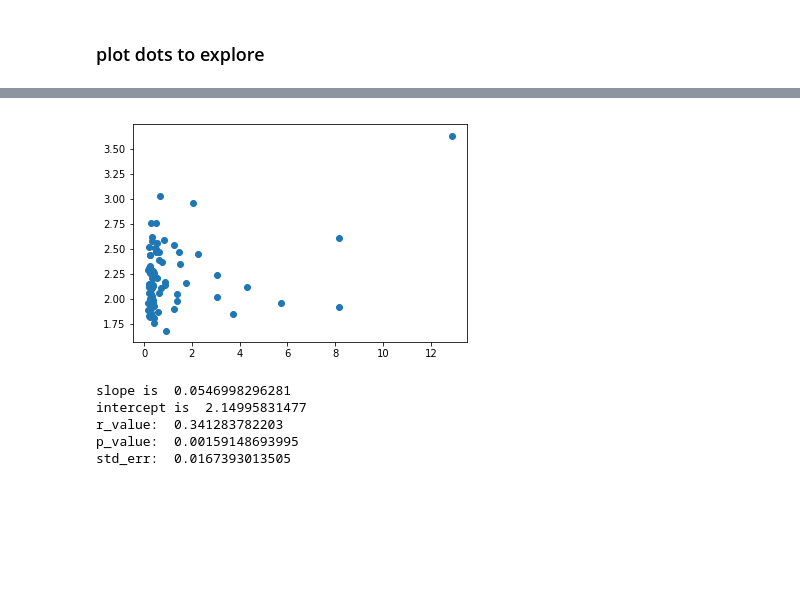
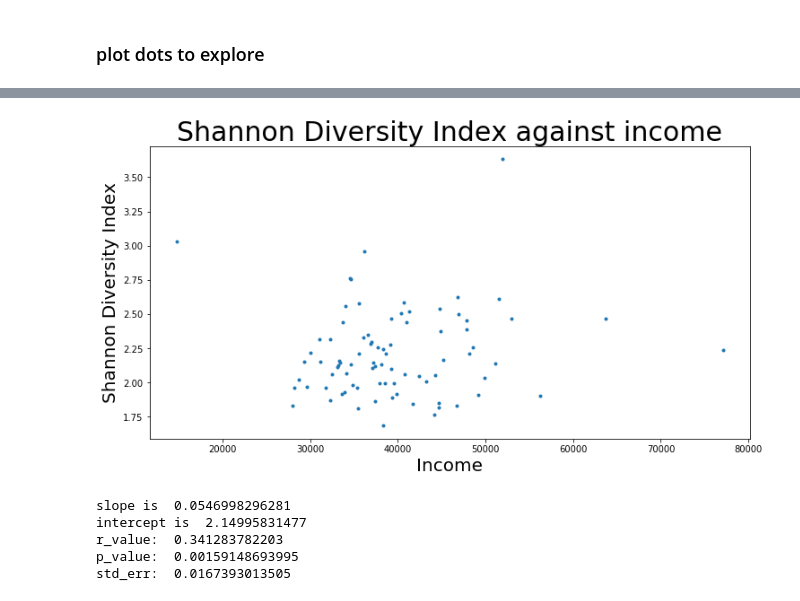
Before and after one commit to mateoneira/UrbanDNA, a Jupyter notebook: Ele-June/June's modular functions/REAL_Overlay Areal Interpolation.ipynb, the cells around one changed output, grey strips where cells are left out. Drawn from its saved outputs; the diff is of its cells as text; code cells hidden in the pictures; blank space fills up the shorter version.

Commit message:
added regression/scatter plots

```diff
--- a/Ele-June/June's modular functions/REAL_Overlay Areal Interpolation.ipynb
+++ b/Ele-June/June's modular functions/REAL_Overlay Areal Interpolation.ipynb
@@ -407,15 +409,35 @@ Interpolation.head()
-# %%
-# x=Interpolation['access'].values
-x=Interpolation['pop_ratio'].values
-
-
-y=Interpolation['shannon'].values
-plt.scatter(x,y)
-
-
-plt.show()
-# %% [output]
-[figure, removed]
+# %%
+# x=Interpolation['access'].values
+# x=Interpolation['pop_ratio'].values
+x=Interpolation['income'].values
+
+y=Interpolation['shannon'].values
+# figure=plt.scatter(x,y)
+
+m, b = np.polyfit(x, y, 1)
+
+plt.plot(x, y, '.')
+# plt.plot(x, m*x + b, '-')
+
+# plt.title('Shannon Diversity Index against Accessibility Index', fontsize=30)
+# plt.title('Shannon Diversity Index against Jobs to Residents Ratio', fontsize=30)
+plt.title('Shannon Diversity Index against income', fontsize=30)
+
+plt.ylabel('Shannon Diversity Index', fontsize=20)
+
+# plt.xlabel('Accessibility Index', fontsize=20)
+# plt.xlabel('Jobs to Residents Ratio', fontsize=20)
+plt.xlabel('Income', fontsize=20)
+
+fig = plt.gcf()
+fig.set_size_inches(12, 6)
+# fig.savefig('accesss.png', dpi=100)
+# fig.savefig('job_r_noline.png', dpi=100)
+fig.savefig('income_noline.png', dpi=100)
+# plt.figure.figaspect(2)
+plt.show()
+# %% [output]
+[figure, added]
 # %%
 from scipy import stats as ss
 slope, intercept, r_value, p_value, std_err = ss.linregress(x,y)
```
Also changed, not shown: parts of 2 cells of this notebook, 7 other files.
